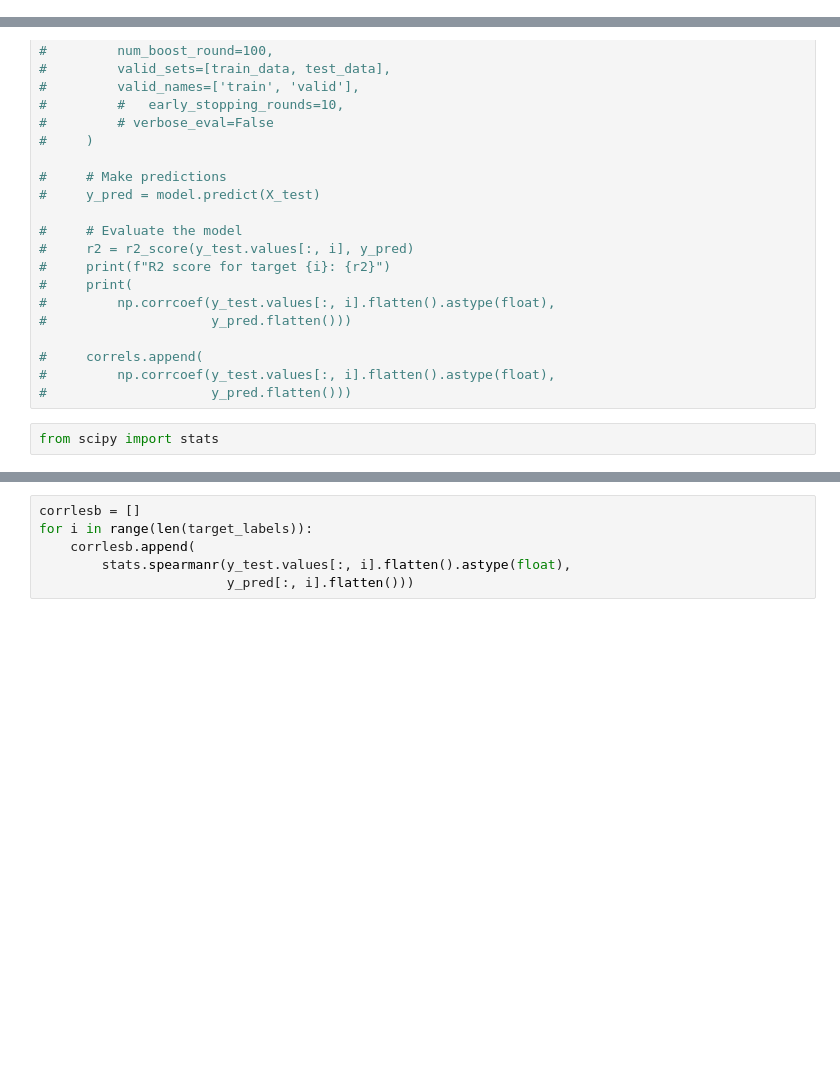
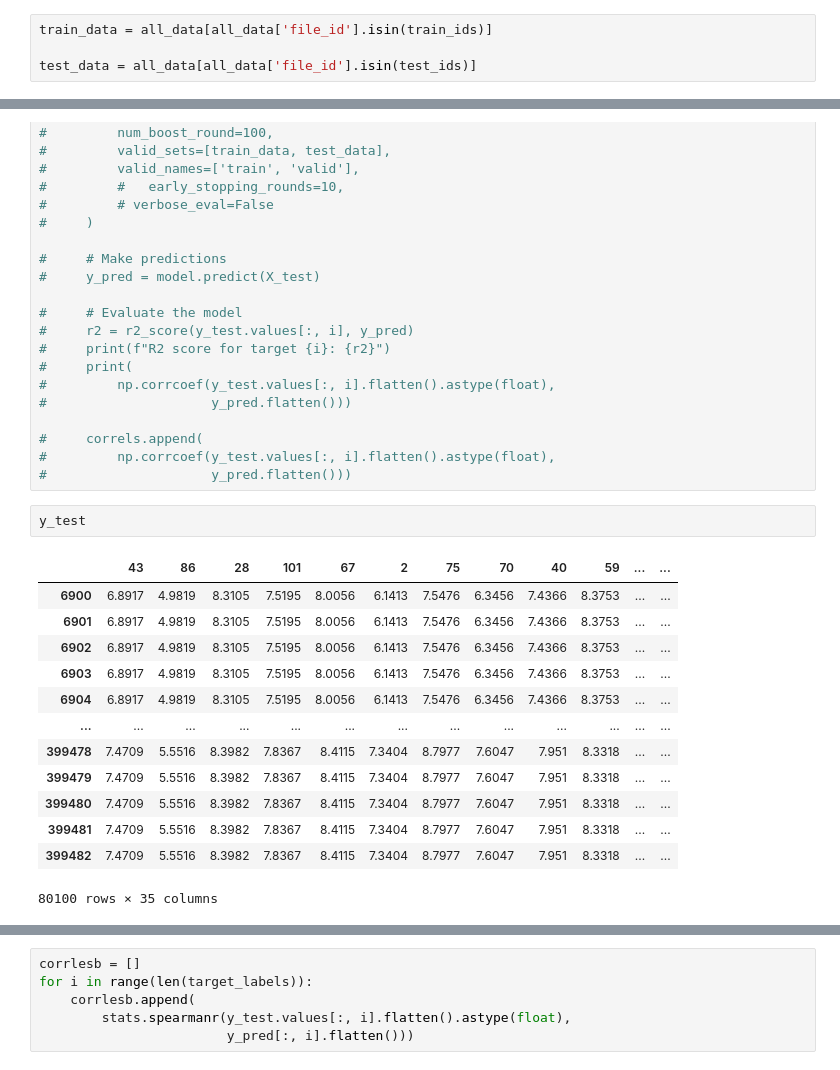
Before and after one commit to tsak1998/nestor_celvia, a Jupyter notebook: src/notebooks/eda copy.ipynb, the cells around one changed output, grey strips where cells are left out. Cells and saved outputs as stored; diff of their text form; blank space fills up the shorter version.

```diff
--- a/src/notebooks/eda copy.ipynb
+++ b/src/notebooks/eda copy.ipynb
@@ -175,0 +184,4 @@ train_ids, test_ids = train_test_split(all_data.index,
+# %%
+train_data = all_data[all_data['file_id'].isin(train_ids)]
+
+test_data = all_data[all_data['file_id'].isin(test_ids)]
@@ -345,5 +402,19 @@ Mean Squared Error: 0.34898943420526474
 #     correls.append(
 #         np.corrcoef(y_test.values[:, i].flatten().astype(float),
 #                     y_pred.flatten()))
-# %%
-from scipy import stats
+# %%
+y_test
+# %% [output]
+|  | 43 | 86 | 28 | 101 | 67 | 2 | 75 | 70 | 40 | 59 | ... | ... |
+| 6900 | 6.8917 | 4.9819 | 8.3105 | 7.5195 | 8.0056 | 6.1413 | 7.5476 | 6.3456 | 7.4366 | 8.3753 | ... | ... |
+| 6901 | 6.8917 | 4.9819 | 8.3105 | 7.5195 | 8.0056 | 6.1413 | 7.5476 | 6.3456 | 7.4366 | 8.3753 | ... | ... |
+| 6902 | 6.8917 | 4.9819 | 8.3105 | 7.5195 | 8.0056 | 6.1413 | 7.5476 | 6.3456 | 7.4366 | 8.3753 | ... | ... |
+| 6903 | 6.8917 | 4.9819 | 8.3105 | 7.5195 | 8.0056 | 6.1413 | 7.5476 | 6.3456 | 7.4366 | 8.3753 | ... | ... |
+| 6904 | 6.8917 | 4.9819 | 8.3105 | 7.5195 | 8.0056 | 6.1413 | 7.5476 | 6.3456 | 7.4366 | 8.3753 | ... | ... |
+| ... | ... | ... | ... | ... | ... | ... | ... | ... | ... | ... | ... | ... |
+| 399478 | 7.4709 | 5.5516 | 8.3982 | 7.8367 | 8.4115 | 7.3404 | 8.7977 | 7.6047 | 7.951 | 8.3318 | ... | ... |
+| 399479 | 7.4709 | 5.5516 | 8.3982 | 7.8367 | 8.4115 | 7.3404 | 8.7977 | 7.6047 | 7.951 | 8.3318 | ... | ... |
+| 399480 | 7.4709 | 5.5516 | 8.3982 | 7.8367 | 8.4115 | 7.3404 | 8.7977 | 7.6047 | 7.951 | 8.3318 | ... | ... |
+| 399481 | 7.4709 | 5.5516 | 8.3982 | 7.8367 | 8.4115 | 7.3404 | 8.7977 | 7.6047 | 7.951 | 8.3318 | ... | ... |
+| 399482 | 7.4709 | 5.5516 | 8.3982 | 7.8367 | 8.4115 | 7.3404 | 8.7977 | 7.6047 | 7.951 | 8.3318 | ... | ... |
+80100 rows × 35 columns
```
Also changed, not shown: parts of 42 cells of this notebook, 8 other files.
